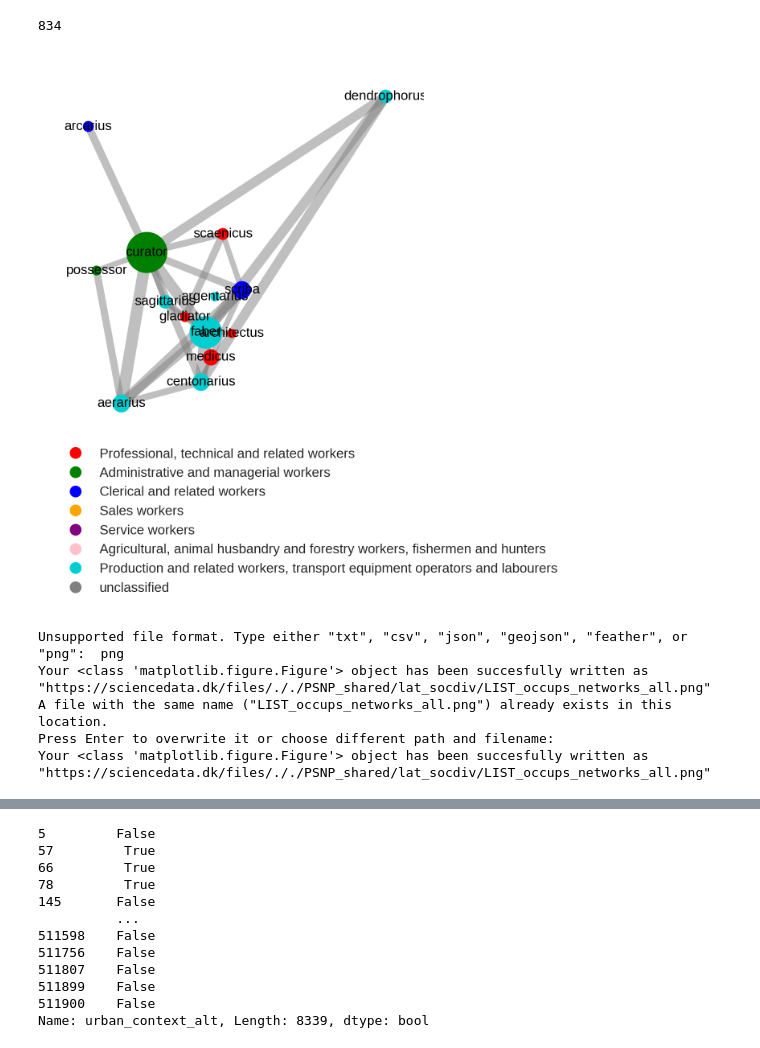
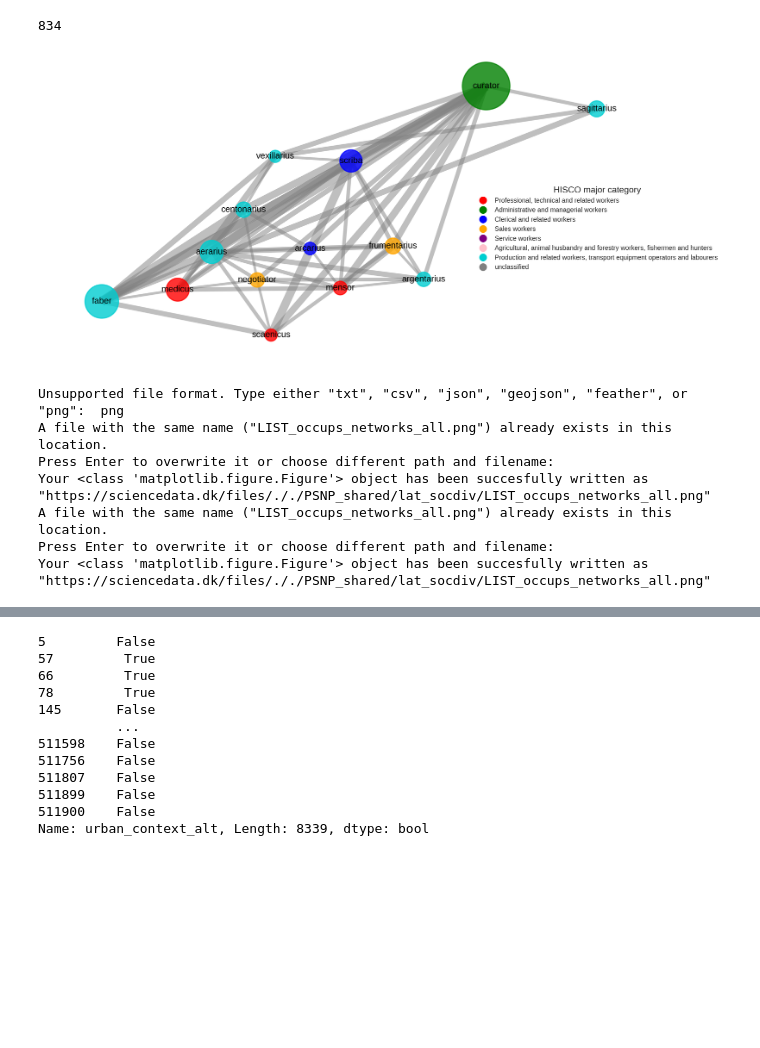
Before and after one commit to past-networks/roman_ECI, a Jupyter notebook: scripts/networks/1_OCCUPATIONAL-NETWORKS.ipynb, the cells around one changed output, grey strips where cells are left out. Saved outputs shown, nothing was run; the diff lists cells and outputs as text; code cells hidden in the pictures; blank space fills up the shorter version.

Commit message:
more networks

```diff
--- a/scripts/networks/1_OCCUPATIONAL-NETWORKS.ipynb
+++ b/scripts/networks/1_OCCUPATIONAL-NETWORKS.ipynb
@@ -427,14 +427,15 @@ def plot_network(G, N_nodes=50, node_size_attr="wordcount", edge_width_attr="wei
                            pos=pos,
                            node_size=node_sizes,
                            node_color=node_colors,
+                           alpha=0.8,
                            ax=ax)
     layer_labels = nx.draw_networkx_labels(H,
                            pos=pos,
                            font_size=8,
                            ax=ax)
     if legend_dict != None:
-        markers = [plt.Line2D([0,0],[0,0], marker="o", color=color, lw=0) for color in legend_dict.values()]
-        ax.legend(markers, legend_dict.keys(), bbox_to_anchor=(0, 0), loc='upper left', frameon=False)
+        markers = [plt.Line2D([0,0],[0,0], marker="o", color=color, lw=0,) for color in legend_dict.values()]
+        ax.legend(markers, legend_dict.keys(), bbox_to_anchor=(0.7,0.6), title="HISCO major category", loc='upper left', frameon=False, fontsize=6)
     layers = [layer_edges, layer_nodes, layer_labels]
     return
 
@@ -452,23 +453,26 @@ def plot_network_simple(G, N_nodes=50, node_size_attr="wordcount", edge_width_at
                      with_labels=True,
                      node_size=node_sizes,
                      node_color=node_colors,
-                     font_size=8,
+                     font_size=6,
                      edge_color="gray",
                      style="solid",
                      width= edge_sizes,
-                     #alpha=0.8
+                     alpha=0.8
                                 )
     return layer
 # %%
 # All data
-fig, ax = plt.subplots(figsize=(4, 4))
+fig, ax = plt.subplots(figsize=(10, 5))
 plot_network(G, N_nodes=14, legend_dict=hisco_colors_dict, ax=ax)
+#plot_network_simple(G, N_nodes=14)
 # %% [output]
-[figure, old version]
+[figure, new version]
 # %%
 save_figure(fig, "LIST_occups_networks_all")
 # %% [output]
 Unsupported file format. Type either "txt", "csv", "json", "geojson", "feather", or "png":  png
+A file with the same name ("LIST_occups_networks_all.png") already exists in this location.
+Press Enter to overwrite it or choose different path and filename:
 Your <class 'matplotlib.figure.Figure'> object has been succesfully written as "https://sciencedata.dk/files/././PSNP_shared/lat_socdiv/LIST_occups_networks_all.png"
 A file with the same name ("LIST_occups_networks_all.png") already exists in this location.
 Press Enter to overwrite it or choose different path and filename:
```
Also changed, not shown: parts of 11 cells of this notebook, 15 other files.
